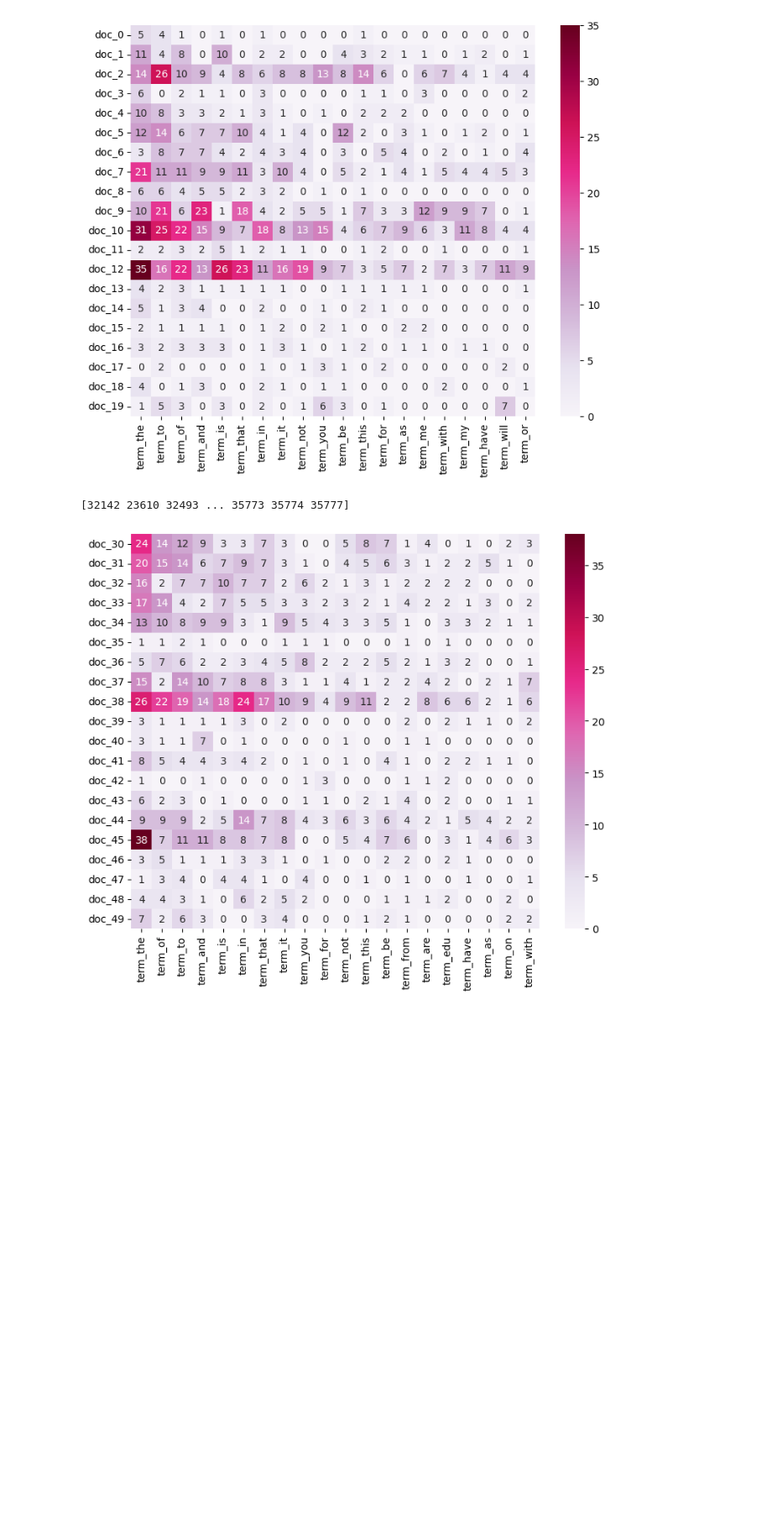
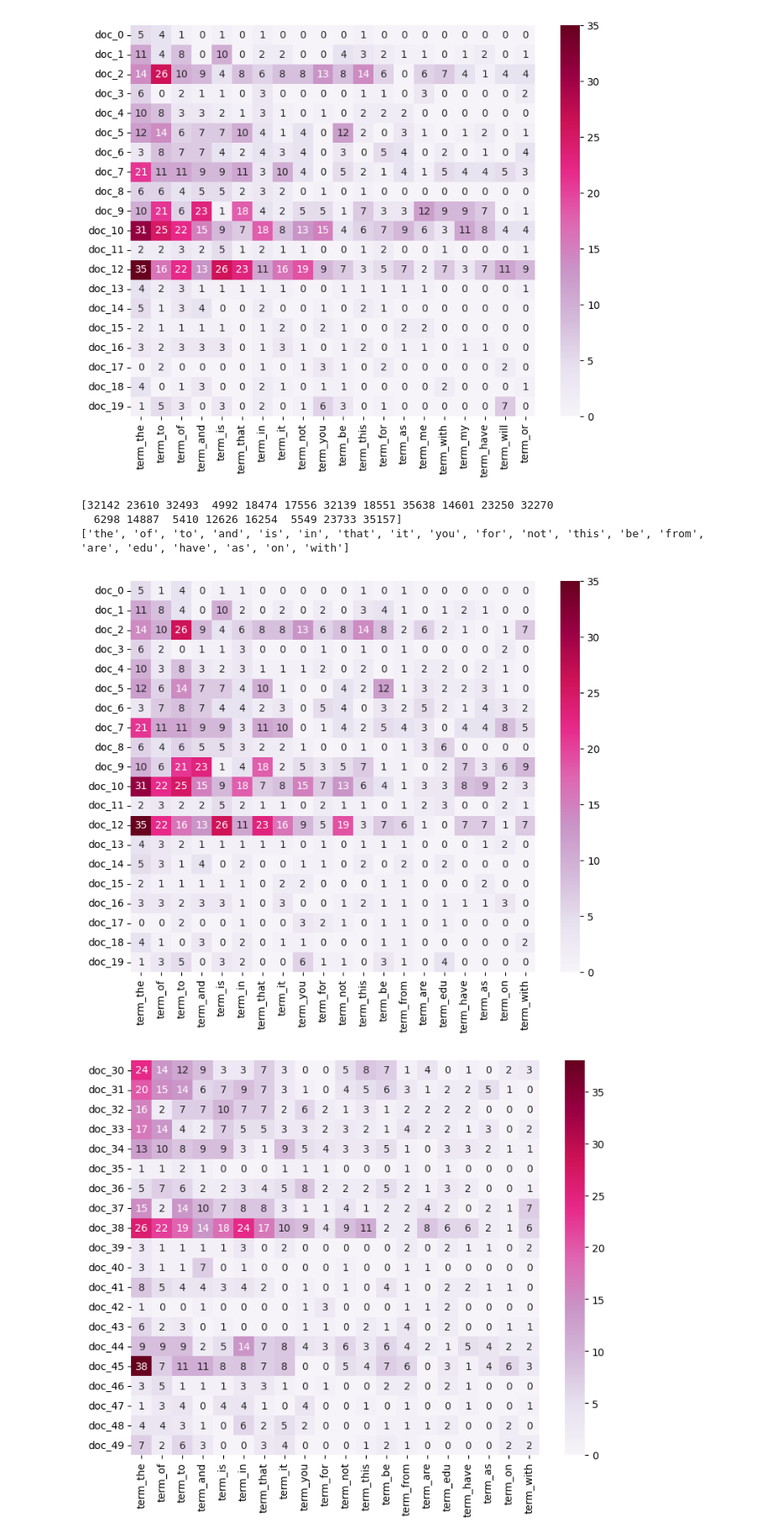
Before and after one commit to Jjoanna54/DM2024-Lab1-Master, a Jupyter notebook: DM2024-Lab1-Master.ipynb, the cells around one changed output. Shown at 84% size. Cells and saved outputs as stored; diff of their text form; code cells hidden in the pictures; blank space fills up the shorter version.

```diff
--- a/DM2024-Lab1-Master.ipynb
+++ b/DM2024-Lab1-Master.ipynb
@@ -1670,32 +1643,35 @@ ax = sns.heatmap(df_todraw,
 ['the', 'to', 'of', 'and', 'is', 'that', 'in', 'it', 'not', 'you', 'be', 'this', 'for', 'as', 'me', 'with', 'my', 'have', 'will', 'or']
 [figure]
 # %%
-# find the index of the token that is use the most (top 20)
+# find the index of the token that is use the most (top 20) among all the documents
 
 # 1. sum the X_counts along the axis=0
 # 2. sort the sum in descending order
 # 3. get the top 20 index
-top_20_index = np.argsort(X_counts.toarray().sum(axis=0))[::-1][::]
+top_20_index = np.argsort(X_counts.toarray().sum(axis=0))[::-1][:20]
 print(top_20_index)
 
 # get the top 20 token
 top_20_token = [count_vect.get_feature_names_out()[i] for i in top_20_index]
 print(top_20_token)
 
 # plot it with heatmap
 top_20_x = ["term_"+str(i) for i in top_20_token]
 
 # plot the first 20 documents with the top 20 token
 top_20_y = ["doc_"+ str(i) for i in list(X.index)[0:20]]
 top_20_z = X_counts[0:20, top_20_index].toarray()
 df_todraw = pd.DataFrame(top_20_z, columns = top_20_x, index = top_20_y)
 vmax_value = max(top_20_z.flatten())
 plt.subplots(figsize=(9, 7))
 ax = sns.heatmap(df_todraw,
                  cmap="PuRd",
                  vmin=0, vmax=vmax_value, annot=True)
 # %% [output]
-[32142 23610 32493 ... 35773 35774 35777]
+[32142 23610 32493  4992 18474 17556 32139 18551 35638 14601 23250 32270
+  6298 14887  5410 12626 16254  5549 23733 35157]
+['the', 'of', 'to', 'and', 'is', 'in', 'that', 'it', 'you', 'for', 'not', 'this', 'be', 'from', 'are', 'edu', 'have', 'as', 'on', 'with']
+[figure, added]
 # %%
 # trying with other documents with the top 20 token
 top_20_y = ["doc_"+ str(i) for i in list(X.index)[30:50]]
```
Also changed, not shown: parts of 8 cells of this notebook.
